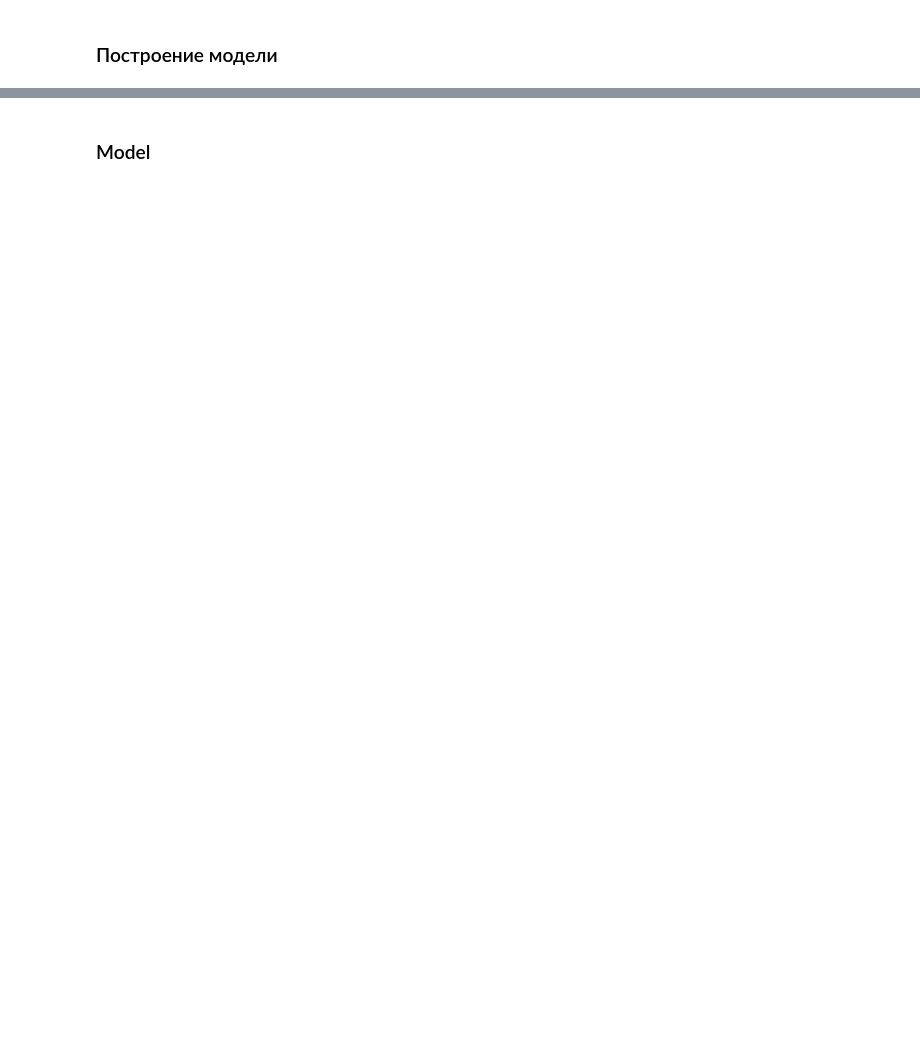
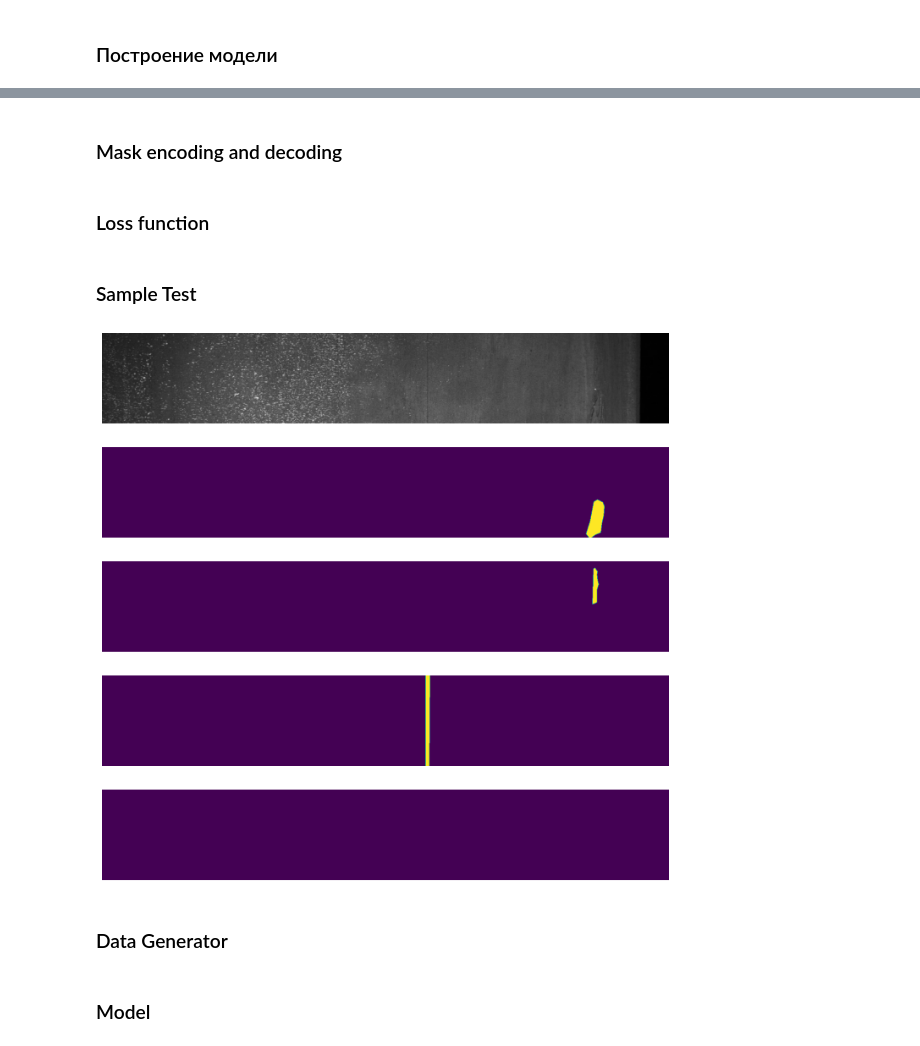
Before and after one commit to Miillya/Geekbrains, a Jupyter notebook: Введение в нейронные сети/Урок 6. Сегментация/hw_06.ipynb, the cells around one changed output, grey strips where cells are left out. Cells and saved outputs as stored; diff of their text form; code cells hidden in the pictures; blank space fills up the shorter version.

```diff
--- a/Введение в нейронные сети/Урок 6. Сегментация/hw_06.ipynb
+++ b/Введение в нейронные сети/Урок 6. Сегментация/hw_06.ipynb
@@ -172,0 +189,3 @@ X_test = np.reshape(X_test, (X_test.shape[0], 1, X_test.shape[1]))
+# %%
+sub_df_origin = pd.read_csv('./severstal-steel-defect-detection/sample_submission.csv')
+sub_df_origin.head()
@@ -172,0 +199,7 @@ X_test = np.reshape(X_test, (X_test.shape[0], 1, X_test.shape[1]))
+# %%
+sub_df = pd.DataFrame(columns=['ImageId_ClassId','EncodedPixels'])
+for i in tqdm(range(len(sub_df_origin))):
+    for j in range(4):
+        tmp_se = pd.Series( [sub_df_origin['ImageId'][i]+'_{}'.format(j+1),None], index=sub_df.columns )
+        sub_df = sub_df.append( tmp_se, ignore_index=True )
+sub_df.head(9)
@@ -172,0 +221,2 @@ X_test = np.reshape(X_test, (X_test.shape[0], 1, X_test.shape[1]))
+# %% [markdown]
+### Mask encoding and decoding
@@ -172,0 +250,21 @@ X_test = np.reshape(X_test, (X_test.shape[0], 1, X_test.shape[1]))
+# %%
+def build_masks(rles, input_shape):
+    depth = len(rles)
+    height, width = input_shape
+    masks = np.zeros((height, width, depth))
+
+    for i, rle in enumerate(rles):
+        if type(rle) is str:
+            masks[:, :, i] = rle2mask(rle, (width, height))
+
+    return masks
+
+def build_rles(masks):
+    width, height, depth = masks.shape
+
+    rles = [mask2rle(masks[:, :, i])
+            for i in range(depth)]
+
+    return rles
+# %% [markdown]
+### Loss function
@@ -172,0 +288,21 @@ X_test = np.reshape(X_test, (X_test.shape[0], 1, X_test.shape[1]))
+# %% [markdown]
+### Sample Test
+# %%
+sample_filename = 'db4867ee8.jpg'
+sample_image_df = train_df[train_df['ImageId'] == sample_filename]
+sample_path = f"./severstal-steel-defect-detection/train_images/{sample_image_df['ImageId'].iloc[0]}"
+sample_img = cv2.imread(sample_path)
+sample_rles = sample_image_df['EncodedPixels'].values
+sample_masks = build_masks(sample_rles, input_shape=(256, 1600))
+
+fig, axs = plt.subplots(5, figsize=(12, 12))
+axs[0].imshow(sample_img)
+axs[0].axis('off')
+
+for i in range(4):
+    axs[i+1].imshow(sample_masks[:, :, i])
+    axs[i+1].axis('off')
+# %% [output]
+[figure, added]
+# %% [markdown]
+### Data Generator
```
Also changed, not shown: parts of 67 cells of this notebook.
